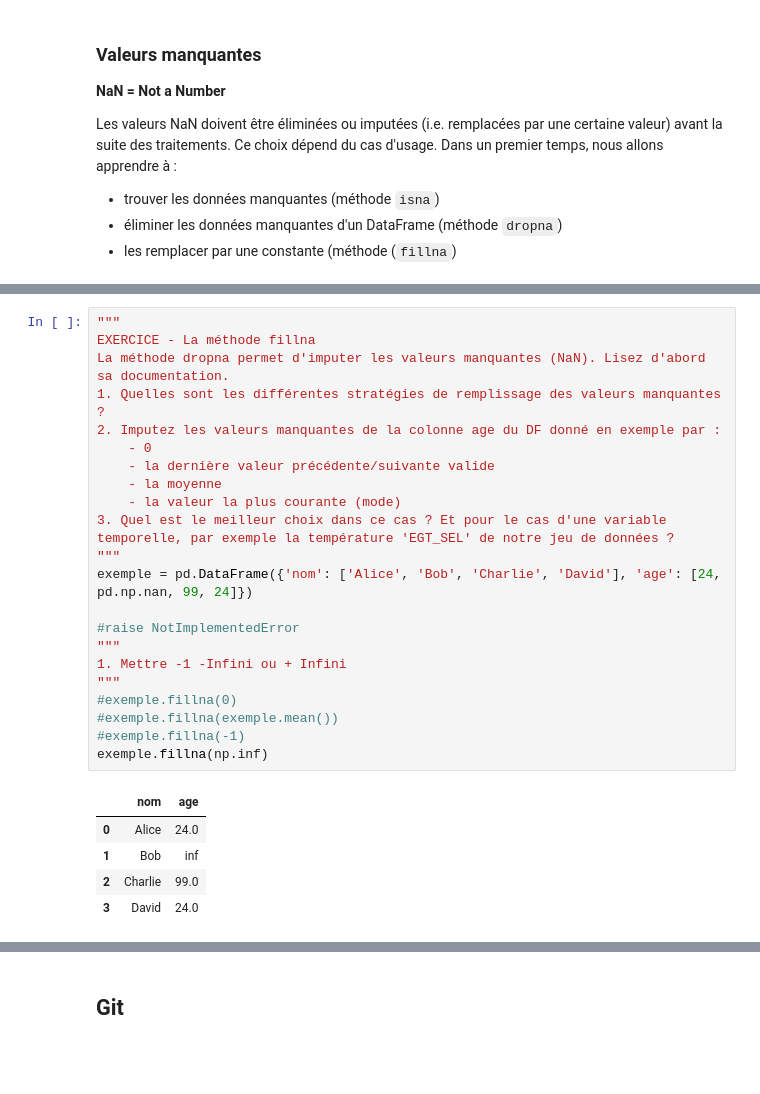
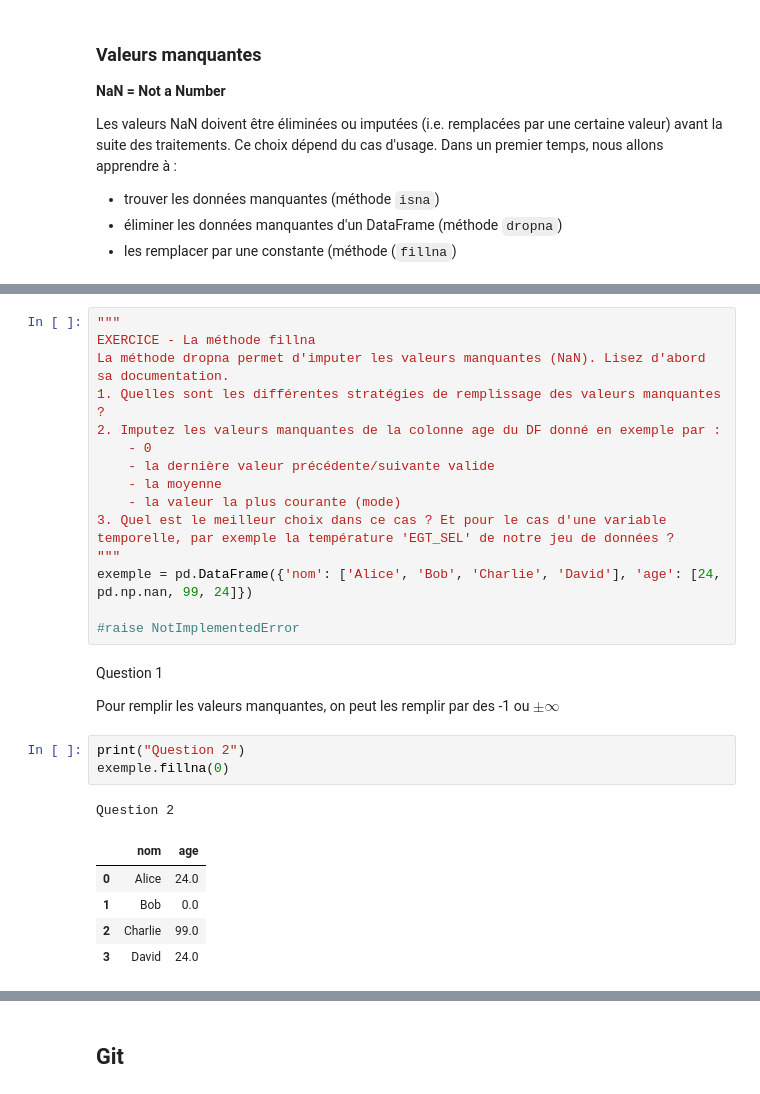
Before and after one commit to AbanishB/Td-Stat, a Jupyter notebook: TD1.ipynb, the cells around one changed output, grey strips where cells are left out. Cells and saved outputs as stored; diff of their text form; blank space fills up the shorter version.

```diff
--- a/TD1.ipynb
+++ b/TD1.ipynb
@@ -850,16 +955,17 @@ La méthode dropna permet d'imputer les valeurs manquantes (NaN). Lisez d'abord
 exemple = pd.DataFrame({'nom': ['Alice', 'Bob', 'Charlie', 'David'], 'age': [24, pd.np.nan, 99, 24]})
 
 #raise NotImplementedError
-"""
-1. Mettre -1 -Infini ou + Infini
-"""
-#exemple.fillna(0)
-#exemple.fillna(exemple.mean())
-#exemple.fillna(-1)
-exemple.fillna(np.inf)
-# %% [output]
-|  | nom | age |
-| 0 | Alice | 24.0 |
-| 1 | Bob | inf |
-| 2 | Charlie | 99.0 |
-| 3 | David | 24.0 |
+# %% [markdown]
+Question 1
+
+Pour remplir les valeurs manquantes, on peut les remplir par des -1 ou $±\infty$
+# %%
+print("Question 2")
+exemple.fillna(0)
+# %% [output]
+Question 2
+|  | nom | age |
+| 0 | Alice | 24.0 |
+| 1 | Bob | 0.0 |
+| 2 | Charlie | 99.0 |
+| 3 | David | 24.0 |
```
Also changed, not shown: parts of 26 cells of this notebook.
